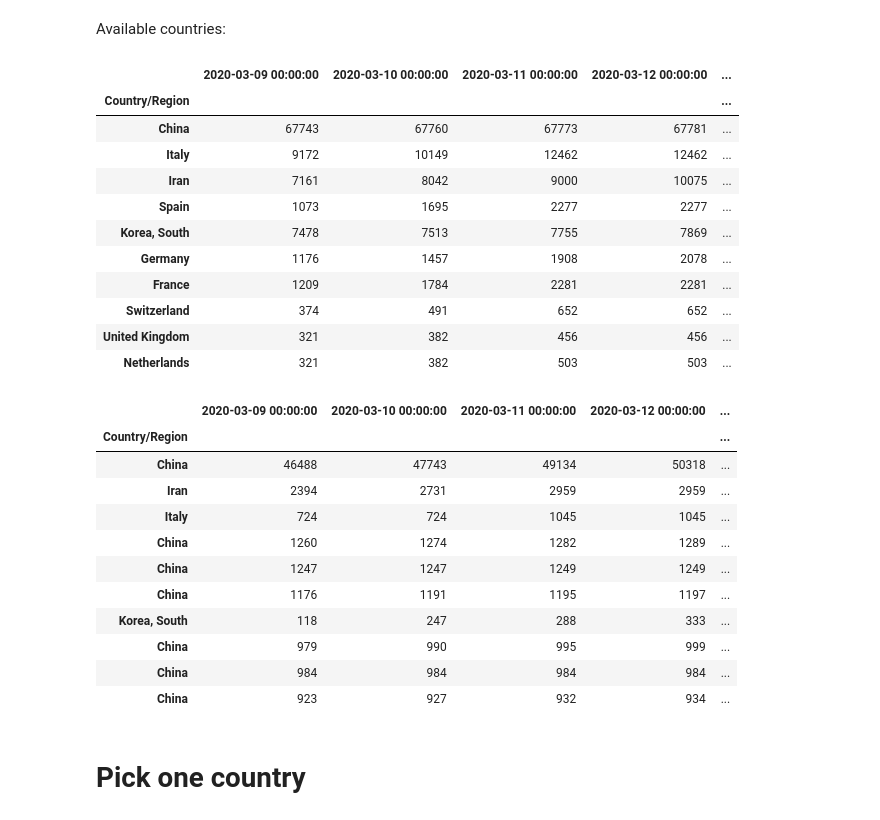
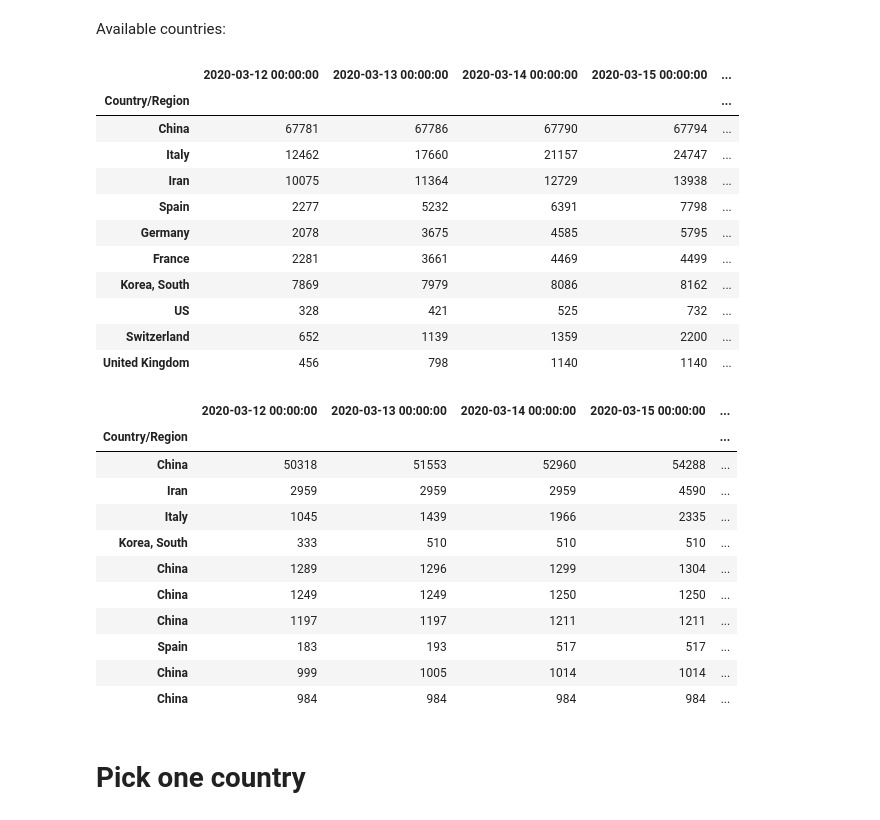
Before and after one commit to oscovida/oscovida, a Jupyter notebook: germany.ipynb, the cells around one changed output. Saved outputs shown, nothing was run; the diff lists cells and outputs as text; code cells hidden in the pictures.

```diff
--- a/germany.ipynb
+++ b/germany.ipynb
@@ -109,35 +109,35 @@ Available countries:
 # %%
 pd.set_option('display.max_rows', None)
 # %%
-confirmed.sort_values(by=deaths.columns[-1], ascending=False).iloc[0:10,-8:]
+confirmed.sort_values(by=confirmed.columns[-1], ascending=False).iloc[0:10,-8:]
 # %% [output]
-|  | 2020-03-09 00:00:00 | 2020-03-10 00:00:00 | 2020-03-11 00:00:00 | 2020-03-12 00:00:00 | ... |
+|  | 2020-03-12 00:00:00 | 2020-03-13 00:00:00 | 2020-03-14 00:00:00 | 2020-03-15 00:00:00 | ... |
 | Country/Region |  |  |  |  | ... |
-| China | 67743 | 67760 | 67773 | 67781 | ... |
-| Italy | 9172 | 10149 | 12462 | 12462 | ... |
-| Iran | 7161 | 8042 | 9000 | 10075 | ... |
-| Spain | 1073 | 1695 | 2277 | 2277 | ... |
-| Korea, South | 7478 | 7513 | 7755 | 7869 | ... |
-| Germany | 1176 | 1457 | 1908 | 2078 | ... |
-| France | 1209 | 1784 | 2281 | 2281 | ... |
-| Switzerland | 374 | 491 | 652 | 652 | ... |
-| United Kingdom | 321 | 382 | 456 | 456 | ... |
-| Netherlands | 321 | 382 | 503 | 503 | ... |
+| China | 67781 | 67786 | 67790 | 67794 | ... |
+| Italy | 12462 | 17660 | 21157 | 24747 | ... |
+| Iran | 10075 | 11364 | 12729 | 13938 | ... |
+| Spain | 2277 | 5232 | 6391 | 7798 | ... |
+| Germany | 2078 | 3675 | 4585 | 5795 | ... |
+| France | 2281 | 3661 | 4469 | 4499 | ... |
+| Korea, South | 7869 | 7979 | 8086 | 8162 | ... |
+| US | 328 | 421 | 525 | 732 | ... |
+| Switzerland | 652 | 1139 | 1359 | 2200 | ... |
+| United Kingdom | 456 | 798 | 1140 | 1140 | ... |
 # %%
-recovered.sort_values(by=deaths.columns[-1], ascending=False).iloc[0:10,-8:]
+recovered.sort_values(by=recovered.columns[-1], ascending=False).iloc[0:10,-8:]
 # %% [output]
-|  | 2020-03-09 00:00:00 | 2020-03-10 00:00:00 | 2020-03-11 00:00:00 | 2020-03-12 00:00:00 | ... |
+|  | 2020-03-12 00:00:00 | 2020-03-13 00:00:00 | 2020-03-14 00:00:00 | 2020-03-15 00:00:00 | ... |
 | Country/Region |  |  |  |  | ... |
-| China | 46488 | 47743 | 49134 | 50318 | ... |
-| Iran | 2394 | 2731 | 2959 | 2959 | ... |
-| Italy | 724 | 724 | 1045 | 1045 | ... |
-| China | 1260 | 1274 | 1282 | 1289 | ... |
-| China | 1247 | 1247 | 1249 | 1249 | ... |
-| China | 1176 | 1191 | 1195 | 1197 | ... |
-| Korea, South | 118 | 247 | 288 | 333 | ... |
-| China | 979 | 990 | 995 | 999 | ... |
+| China | 50318 | 51553 | 52960 | 54288 | ... |
+| Iran | 2959 | 2959 | 2959 | 4590 | ... |
+| Italy | 1045 | 1439 | 1966 | 2335 | ... |
+| Korea, South | 333 | 510 | 510 | 510 | ... |
+| China | 1289 | 1296 | 1299 | 1304 | ... |
+| China | 1249 | 1249 | 1250 | 1250 | ... |
+| China | 1197 | 1197 | 1211 | 1211 | ... |
+| Spain | 183 | 193 | 517 | 517 | ... |
+| China | 999 | 1005 | 1014 | 1014 | ... |
 | China | 984 | 984 | 984 | 984 | ... |
-| China | 923 | 927 | 932 | 934 | ... |
 # %% [markdown]
 # Pick one country
 # %%
```
Also changed, not shown: parts of 21 cells of this notebook, 14 other files.
